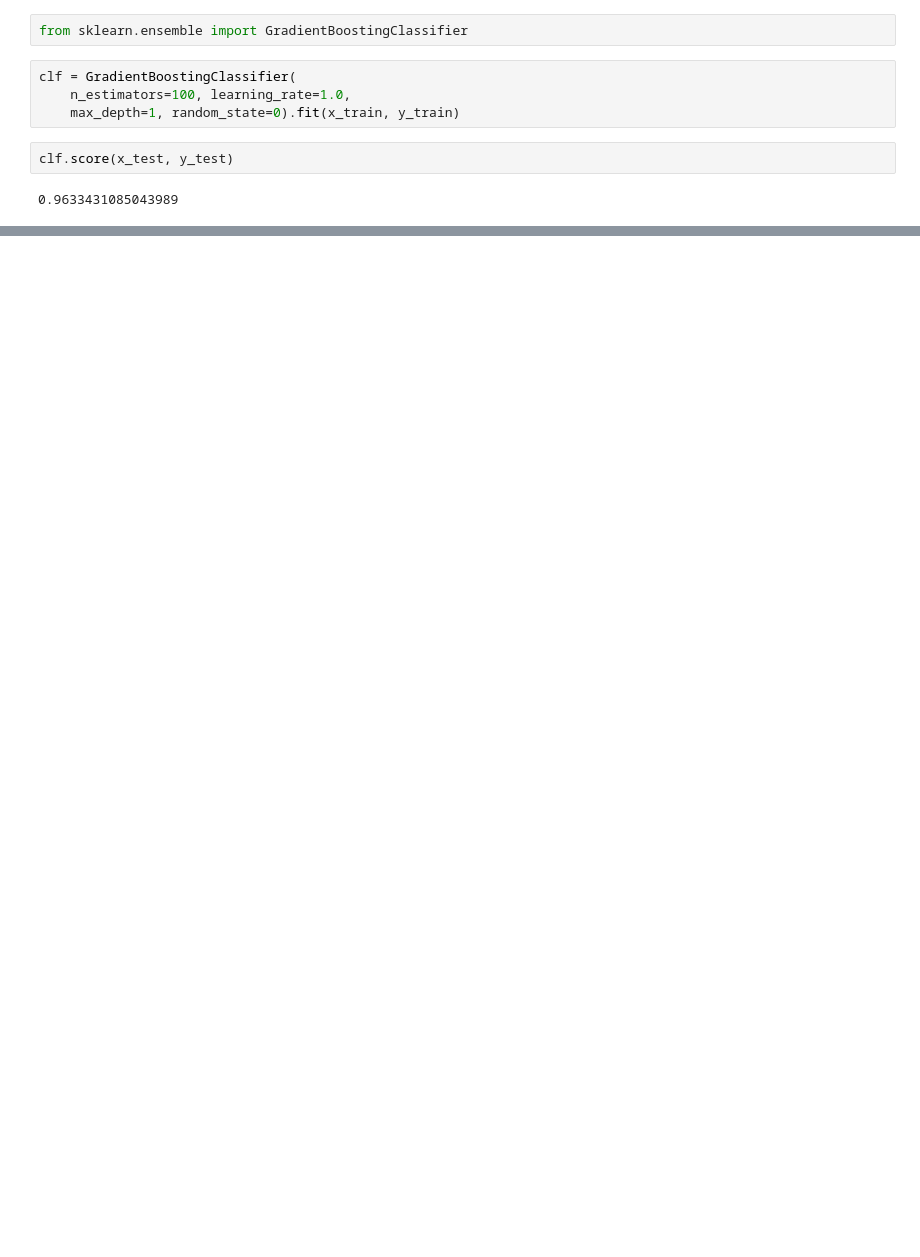
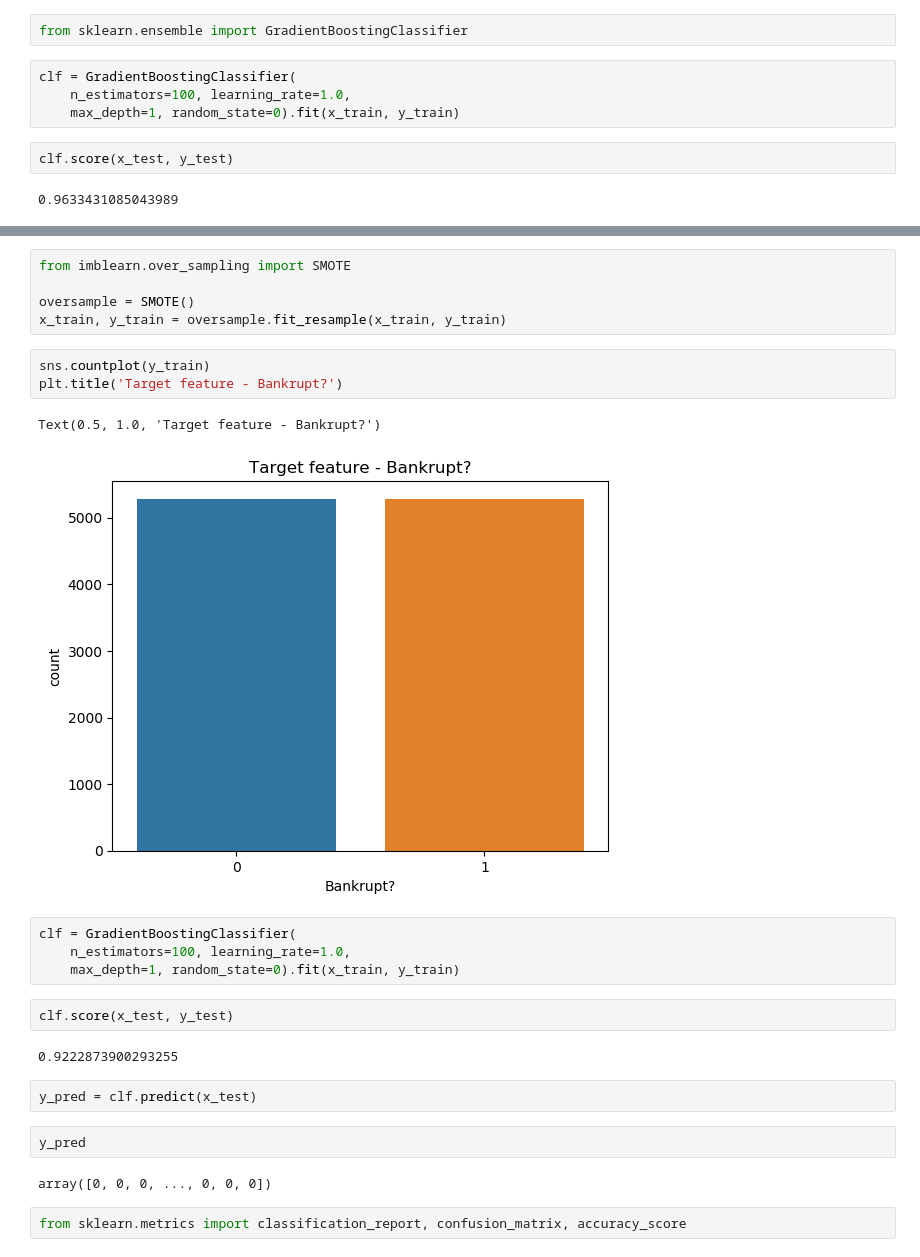
Before and after one commit to fernandodelacalle/miax-sagemaker, a Jupyter notebook: module_2/2_05.ipynb, the cells around one changed output, grey strips where cells are left out. Drawn from its saved outputs; the diff is of its cells as text; blank space fills up the shorter version.

```diff
--- a/module_2/2_05.ipynb
+++ b/module_2/2_05.ipynb
@@ -51,0 +166,27 @@ clf.score(x_test, y_test)
+# %%
+from imblearn.over_sampling import SMOTE
+
+oversample = SMOTE()
+x_train, y_train = oversample.fit_resample(x_train, y_train)
+# %%
+sns.countplot(y_train)
+plt.title('Target feature - Bankrupt?')
+# %% [output]
+Text(0.5, 1.0, 'Target feature - Bankrupt?')
+[figure, added]
+# %%
+clf = GradientBoostingClassifier(
+    n_estimators=100, learning_rate=1.0,
+    max_depth=1, random_state=0).fit(x_train, y_train)
+# %%
+clf.score(x_test, y_test)
+# %% [output]
+0.9222873900293255
+# %%
+y_pred = clf.predict(x_test)
+# %%
+y_pred
+# %% [output]
+array([0, 0, 0, ..., 0, 0, 0])
+# %%
+from sklearn.metrics import classification_report, confusion_matrix, accuracy_score
```
Also changed, not shown: parts of 24 cells of this notebook, 10 other files.
